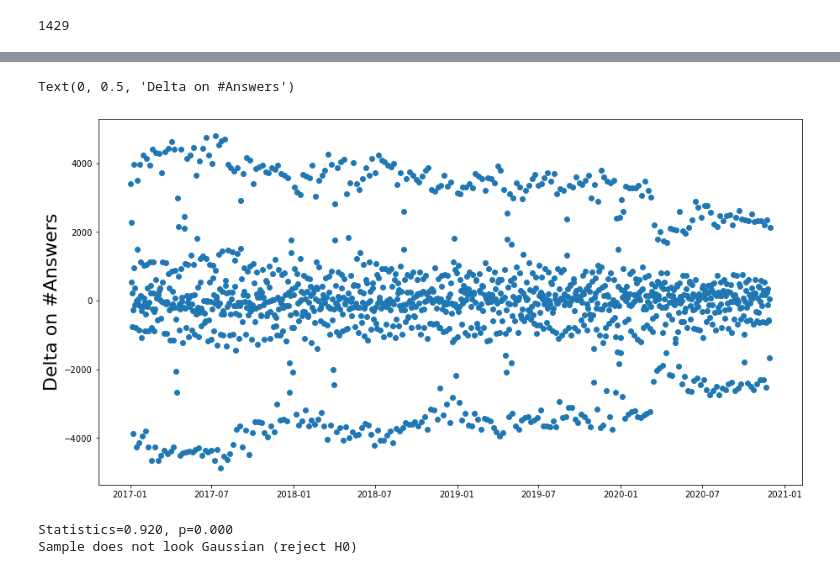
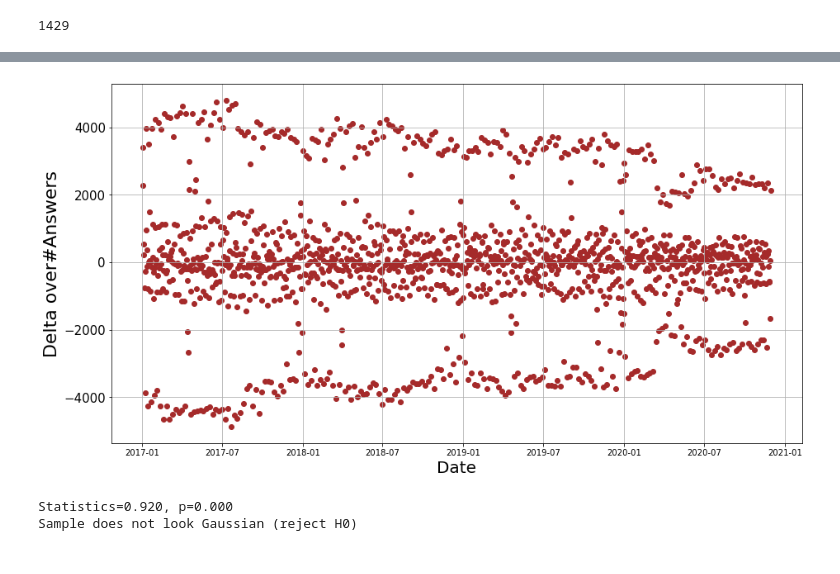
Before and after one commit to farimaf/StackOverFlowAnalysis_Pandemic, a Jupyter notebook: PostAnalysis.ipynb, the cells around one changed output, grey strips where cells are left out. Saved outputs shown, nothing was run; the diff lists cells and outputs as text; code cells hidden in the pictures.

```diff
--- a/PostAnalysis.ipynb
+++ b/PostAnalysis.ipynb
@@ -76,3 +78,5 @@ len(data_a)
+# %%
+data_a["CreateDate"] = pd.to_datetime(data_a["CreateDate"])
 # %%
 data_q['day_date'] = data_q['CreateDate'].dt.date
 data_q.head()
@@ -243,10 +298,13 @@ Text(0, 0.5, 'Delta on #Questions')
 # %%
 fig, ax = plt.subplots(figsize=(15,8))
-plt.scatter(ans_daily_grp_delta_notna['day_date'],ans_daily_grp_delta_notna['count_delta'])
-plt.ylabel('Delta on #Answers',fontsize=22)
+plt.scatter(ans_daily_grp_delta_notna['day_date'],ans_daily_grp_delta_notna['count_delta'],color='brown')
+plt.ylabel('Delta over#Answers',fontsize=22)
+plt.yticks(fontsize=15)
+plt.grid()
+plt.xlabel('Date',fontsize=20)
+plt.savefig('figs/SO_AnswersDailyScatterPlot.pdf',bbox_inches='tight')
 # %% [output]
-Text(0, 0.5, 'Delta on #Answers')
-[figure, old version]
+[figure, new version]
 # %%
 is_normal_shapiro(ques_daily_grp_delta_notna['count_delta'])
 # %% [output]
```
Also changed, not shown: parts of 32 cells of this notebook, 3 other files.
